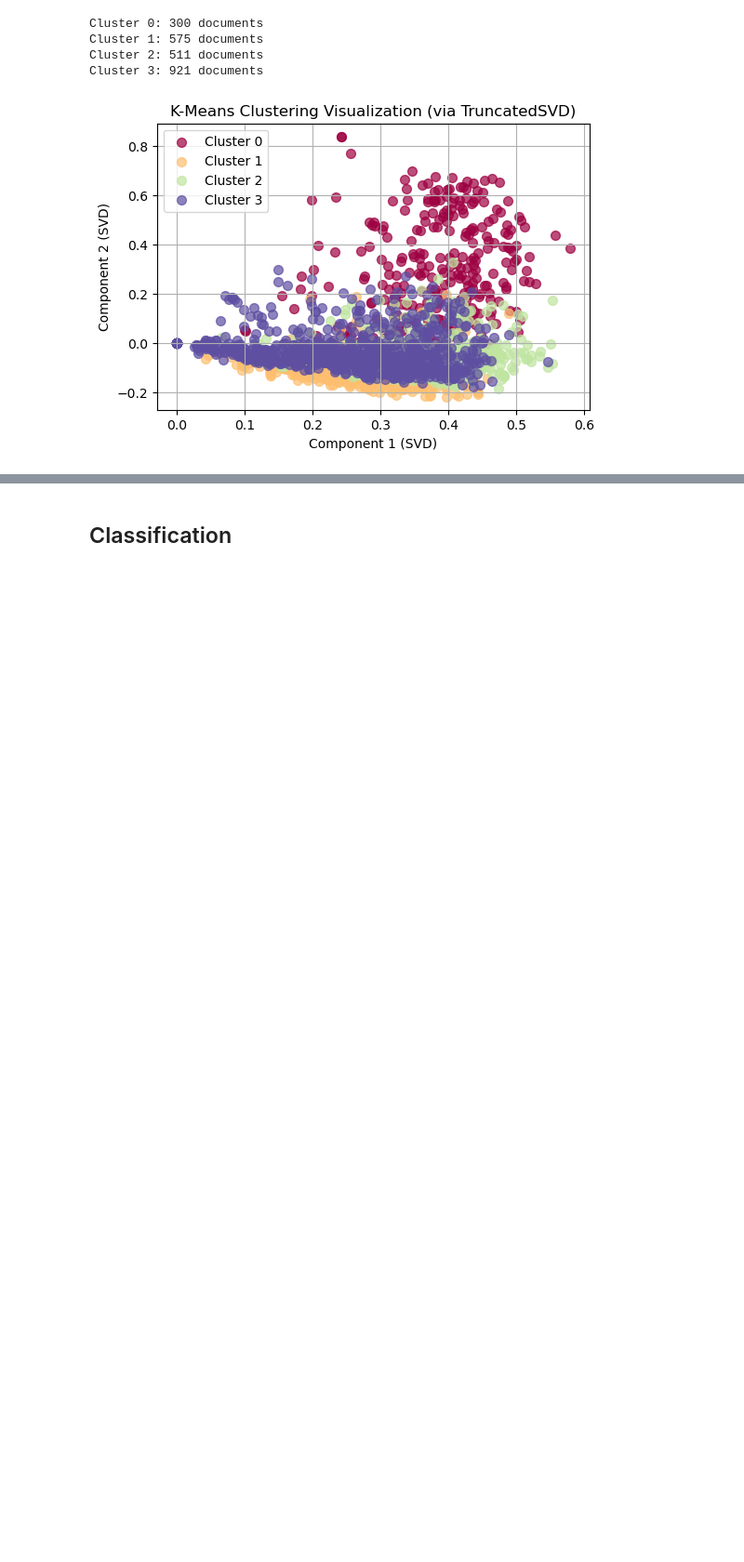
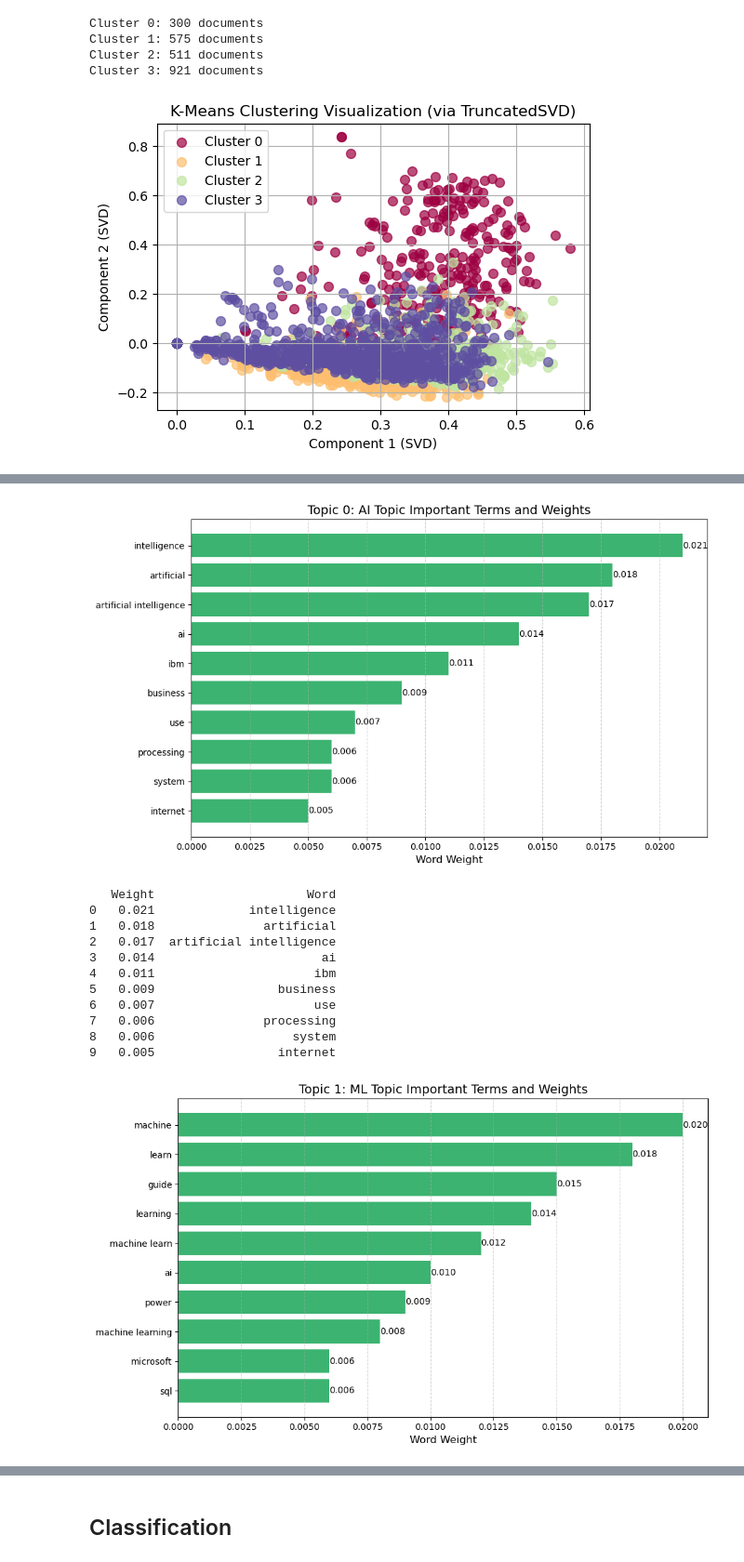
Before and after one commit to dakuikui001/IS6752_oreilly_book_analysis, a Jupyter notebook: oreilly_book_analysis.ipynb, the cells around one changed output, grey strips where cells are left out. Shown at 93% size. Drawn from its saved outputs; the diff is of its cells as text; code cells hidden in the pictures; blank space fills up the shorter version.

```diff
--- a/oreilly_book_analysis.ipynb
+++ b/oreilly_book_analysis.ipynb
@@ -380,0 +387,3 @@ Cluster 3: 921 documents
+# %%
+title_list = title_dict[0]
+title_list
@@ -380,0 +453,53 @@ Cluster 3: 921 documents
+# %%
+topic_names = {
+    0: "AI Topic",
+    1: "ML Topic",
+    2: "Data Topic"
+}
+
+def parse_topic(topic_string):
+
+    weights_words = re.findall(r'(\d\.\d+)\*\"(.*?)\"', topic_string)
+
+    df = pd.DataFrame(weights_words, columns=['Weight', 'Word'])
+    df['Weight'] = df['Weight'].astype(float)
+
+    return df.sort_values(by='Weight', ascending=False)
+
+def plot_topic_words(topic_id, topic_df, title):
+
+    plt.figure(figsize=(10, 6))
+
+    bars = plt.barh(topic_df['Word'], topic_df['Weight'], color='mediumseagreen')
+    plt.gca().invert_yaxis()
+
+    plt.xlabel("Word Weight", fontsize=12)
+    plt.title(f"Topic {topic_id}: {title} Important Terms and Weights", fontsize=14)
+
+    for bar in bars:
+        plt.text(bar.get_width(), bar.get_y() + bar.get_height()/2,
+                 f'{bar.get_width():.3f}',
+                 va='center', ha='left', fontsize=10)
+
+    plt.grid(axis='x', linestyle='--', alpha=0.6)
+    plt.tight_layout()
+    plt.show()
+
+for topic_id, topic_string in lda.show_topics(num_words=10):
+    df_topic = parse_topic(topic_string)
+    plot_topic_words(topic_id, df_topic, topic_names.get(topic_id, "Unknown"))
+    print(df_topic)
+# %% [output]
+[figure, added]
+   Weight                     Word
+0   0.021             intelligence
+1   0.018               artificial
+2   0.017  artificial intelligence
+3   0.014                       ai
+4   0.011                      ibm
+5   0.009                 business
+6   0.007                      use
+7   0.006               processing
+8   0.006                   system
+9   0.005                 internet
+[figure, added]
```
Also changed, not shown: parts of 21 cells of this notebook.
